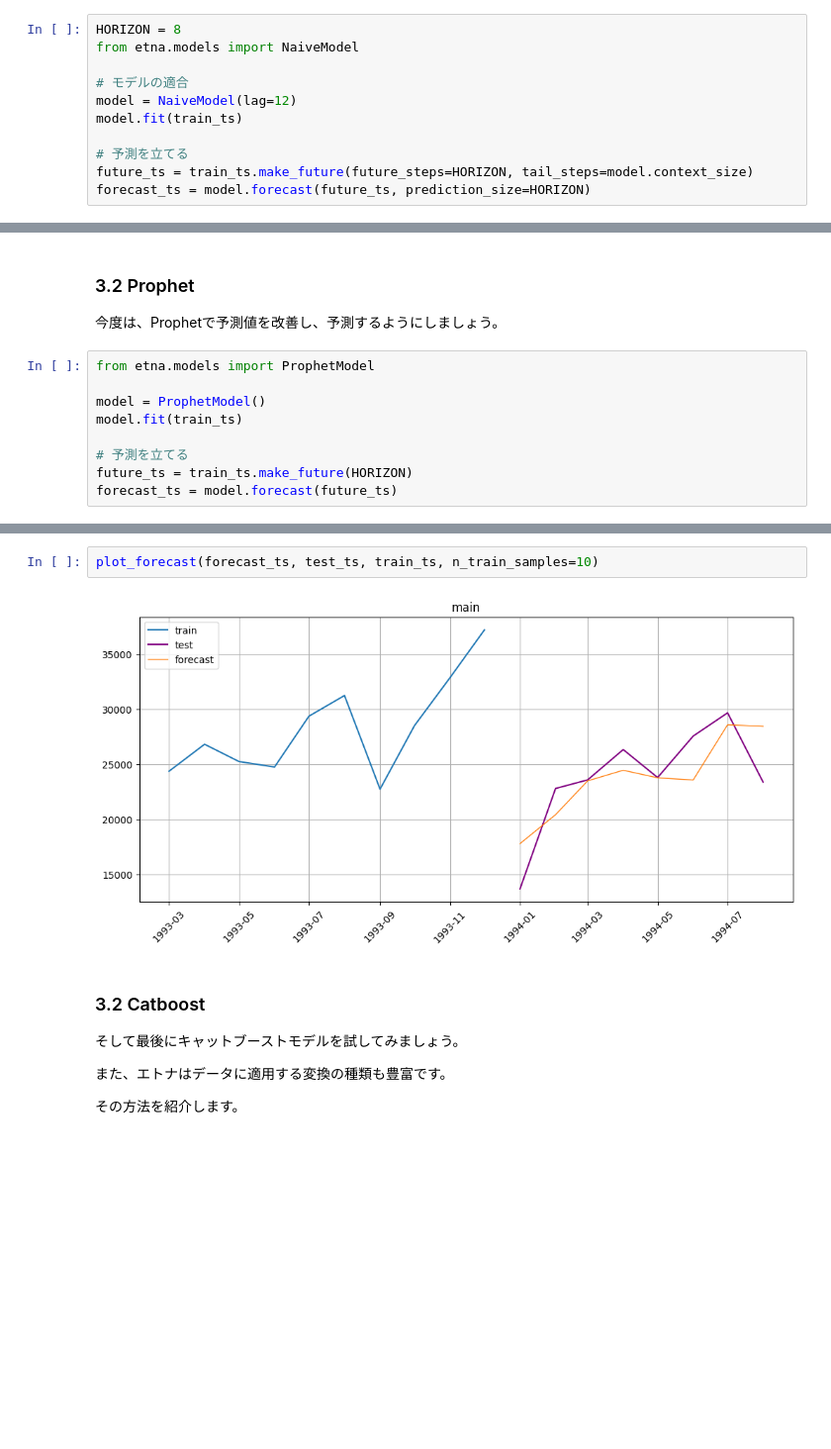
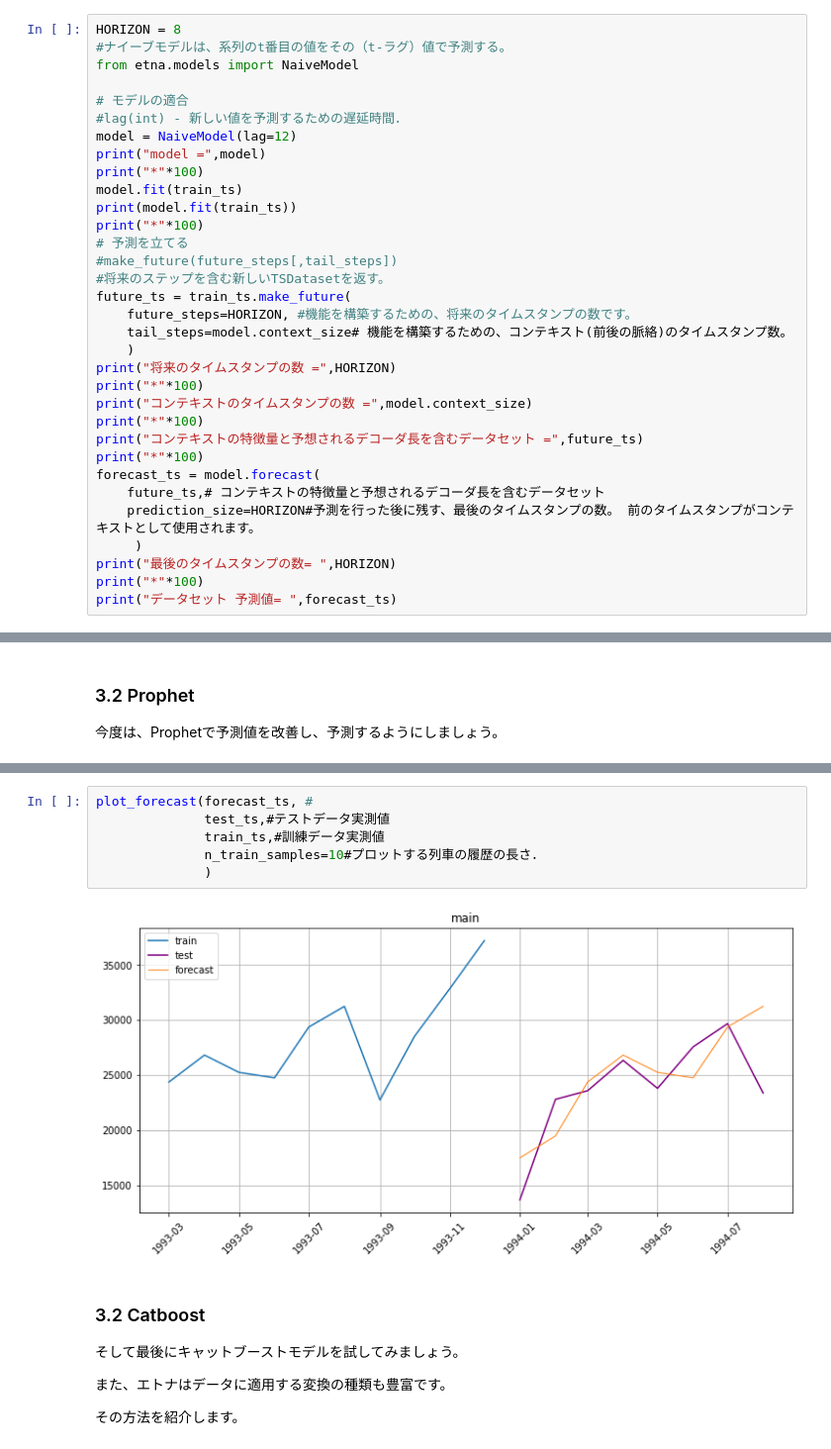
Before and after one commit to arumajirou/ETNA, a Jupyter notebook: get_started.ipynb, the cells around one changed output, grey strips where cells are left out. Shown at 99% size. Cells and saved outputs as stored; diff of their text form; blank space fills up the shorter version.

```diff
--- a/get_started.ipynb
+++ b/get_started.ipynb
@@ -243,12 +245,34 @@ train_ts, test_ts = ts.train_test_split(
 )
 # %%
 HORIZON = 8
+#ナイーブモデルは、系列のt番目の値をその（t-ラグ）値で予測する。
 from etna.models import NaiveModel
 
 # モデルの適合
+#lag(int) - 新しい値を予測するための遅延時間．
 model = NaiveModel(lag=12)
+print("model =",model)
+print("*"*100)
 model.fit(train_ts)
-
+print(model.fit(train_ts))
+print("*"*100)
 # 予測を立てる
-future_ts = train_ts.make_future(future_steps=HORIZON, tail_steps=model.context_size)
-forecast_ts = model.forecast(future_ts, prediction_size=HORIZON)
+#make_future(future_steps[,tail_steps])
+#将来のステップを含む新しいTSDatasetを返す。
+future_ts = train_ts.make_future(
+    future_steps=HORIZON, #機能を構築するための、将来のタイムスタンプの数です。
+    tail_steps=model.context_size# 機能を構築するための、コンテキスト(前後の脈絡)のタイムスタンプ数。
+    )
+print("将来のタイムスタンプの数 =",HORIZON)
+print("*"*100)
+print("コンテキストのタイムスタンプの数 =",model.context_size)
+print("*"*100)
+print("コンテキストの特徴量と予想されるデコーダ長を含むデータセット =",future_ts)
+print("*"*100)
+forecast_ts = model.forecast(
+    future_ts,# コンテキストの特徴量と予想されるデコーダ長を含むデータセット
+    prediction_size=HORIZON#予測を行った後に残す、最後のタイムスタンプの数。 前のタイムスタンプがコンテキストとして使用されます。
+     )
+print("最後のタイムスタンプの数= ",HORIZON)
+print("*"*100)
+print("データセット 予測値= ",forecast_ts)
@@ -273,12 +342,3 @@ plot_forecast(forecast_ts, test_ts, train_ts, n_train_samples=10)
 ### 3.2 Prophet<a class="anchor" id="section_3_2"></a>
 
 今度は、Prophetで予測値を改善し、予測するようにしましょう。
-# %%
-from etna.models import ProphetModel
-
-model = ProphetModel()
-model.fit(train_ts)
-
-# 予測を立てる
-future_ts = train_ts.make_future(HORIZON)
-forecast_ts = model.forecast(future_ts)
@@ -292,7 +371,11 @@ smape(y_true=test_ts, y_pred=forecast_ts)
 # %%
-plot_forecast(forecast_ts, test_ts, train_ts, n_train_samples=10)
+plot_forecast(forecast_ts, #
+              test_ts,#テストデータ実測値
+              train_ts,#訓練データ実測値
+              n_train_samples=10#プロットする列車の履歴の長さ．
+              )
 # %% [output]
-[figure, old version]
+[figure, new version]
 # %% [markdown]
 ### 3.2 Catboost<a class="anchor" id="section_3_3"></a>
 そして最後にキャットブーストモデルを試してみましょう。
```
Also changed, not shown: parts of 27 cells of this notebook.
